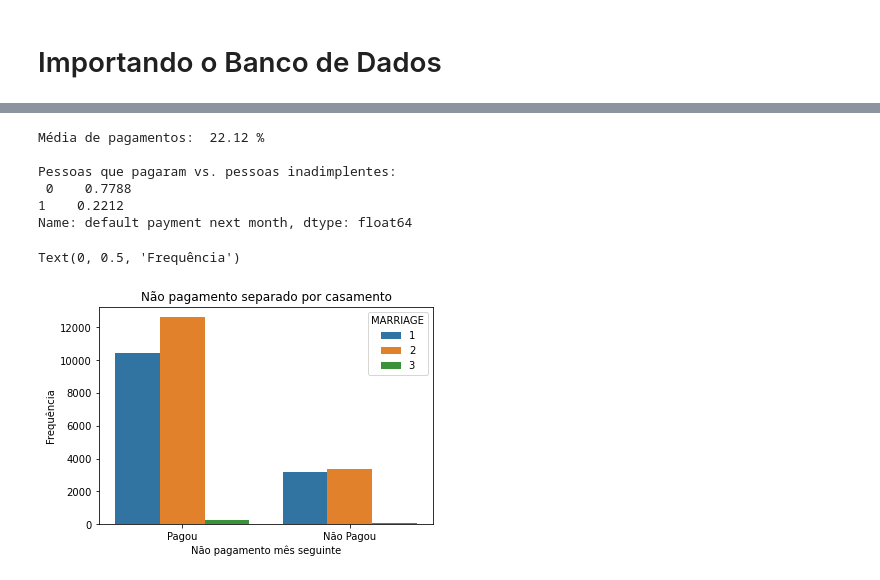
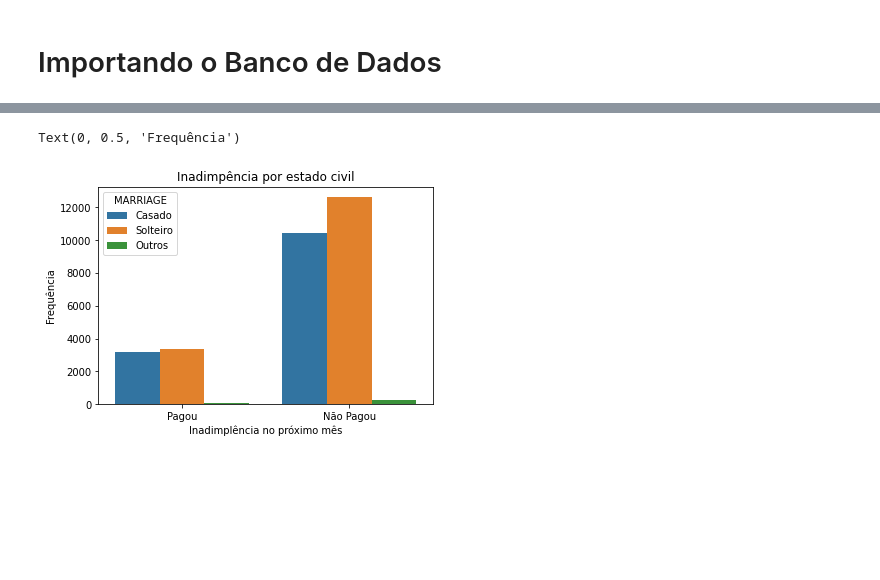
Before and after one commit to Torm198/LabEst2021.1, a Jupyter notebook: 1_importacao_dados.ipynb, the cells around one changed output, grey strips where cells are left out. Saved outputs shown, nothing was run; the diff lists cells and outputs as text; code cells hidden in the pictures; blank space fills up the shorter version.

```diff
--- a/1_importacao_dados.ipynb
+++ b/1_importacao_dados.ipynb
@@ -62,0 +107,15 @@ Aterando linhas onde a variavel de casamento está com valor 0 e incluir no grup
+# %%
+## De acordo com a base, verificando a quantidade de pessoas que irão realizar o pagamento no próximo mês
+
+## Resultado: Há uma expectativa que 77% dos clientes irão realizar o pagamento e 23% não
+
+dados["def_pay"].replace({0 : 'Pagou', 1:'Não pagou'}, inplace=True)
+
+def_cnt = (dados.def_pay.value_counts(normalize=True)*100)
+def_cnt.plot.bar(figsize=(6,6))
+plt.xticks(fontsize=12, rotation=0)
+plt.yticks(fontsize=12)
+plt.title("Porcentagem de Inadimplentes no Próximo Mês", fontsize=15)
+for x,y in zip([0,1],def_cnt):
+    plt.text(x,y,y,fontsize=10, horizontalalignment='center')
+plt.show()
@@ -62,0 +126,6 @@ Aterando linhas onde a variavel de casamento está com valor 0 e incluir no grup
+# %%
+# Distibuição de clientes por gênero
+
+dados['SEX'].replace({1:'Masculino', 2:'Feminino'}, inplace=True)
+
+dados['SEX'].value_counts(normalize = True)*100
@@ -63,11 +153,11 @@ Aterando linhas onde a variavel de casamento está com valor 0 e incluir no grup
 # %%
-dados.loc[dados['MARRIAGE'] == 0, 'MARRIAGE'] = 3
+## Distribuição de clientes por nível educacional
 
 dados.loc[dados['EDUCATION'] == 0, 'EDUCATION'] = 4
 dados.loc[dados['EDUCATION'] == 5, 'EDUCATION'] = 4
 dados.loc[dados['EDUCATION'] == 6, 'EDUCATION'] = 4
 
-print("Distibuição de Educação\n",dados["EDUCATION"].value_counts(normalize = True))
+dados['EDUCATION'].replace({1:'Pós-graduação', 2 : 'Nível superior', 3 : 'Nível médio', 4 : 'Outros'}, inplace=True)
 
-print("Distibuição de Casamento\n",dados["MARRIAGE"].value_counts(normalize = True))
+dados["EDUCATION"].value_counts(normalize = True)*100
 # %% [output]
@@ -84,0 +205,6 @@ Name: MARRIAGE, dtype: float64
+# %%
+dados.loc[dados['MARRIAGE'] == 0, 'MARRIAGE'] = 3
+
+dados["MARRIAGE"].replace({1 : 'Casado', 2 : 'Solteiro', 3 : 'Outros'}, inplace=True)
+
+dados["MARRIAGE"].value_counts(normalize = True)*100
@@ -105,21 +225,12 @@ pd.crosstab(columns = dados['default payment next month'],index= dados['EDUCATIO
-# %%
-print("Média de pagamentos: ",dados["default payment next month"].mean()*100,"% \n")
-# %% [output]
-Média de pagamentos:  22.12 %
-
-Pessoas que pagaram vs. pessoas inadimplentes:
- 0    0.7788
-1    0.2212
-Name: default payment next month, dtype: float64
 # %%
-casamento_pagamento = sns.countplot(x = "default payment next month",
+casamento_pagamento = sns.countplot(x = "def_pay",
               hue = "MARRIAGE",
               dodge = 1,
               data = dados)
-casamento_pagamento.set_title('Não pagamento separado por casamento')
+casamento_pagamento.set_title('Inadimpência por estado civil')
 casamento_pagamento.set_xticklabels(["Pagou","Não Pagou"])
-casamento_pagamento.set_xlabel('Não pagamento mês seguinte')
+casamento_pagamento.set_xlabel('Inadimplência no próximo mês')
 casamento_pagamento.set_ylabel('Frequência')
 # %% [output]
 Text(0, 0.5, 'Frequência')
-[figure, old version]
+[figure, new version]
```
Also changed, not shown: parts of 34 cells of this notebook.
